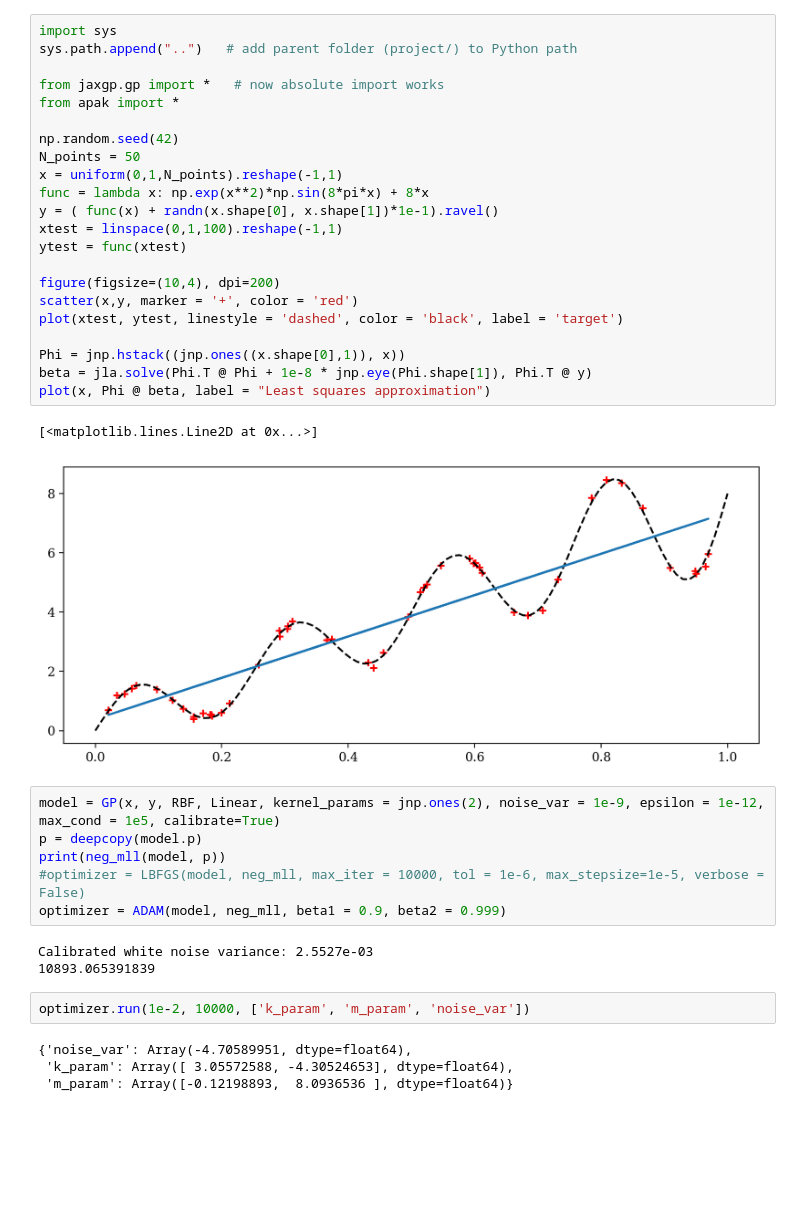
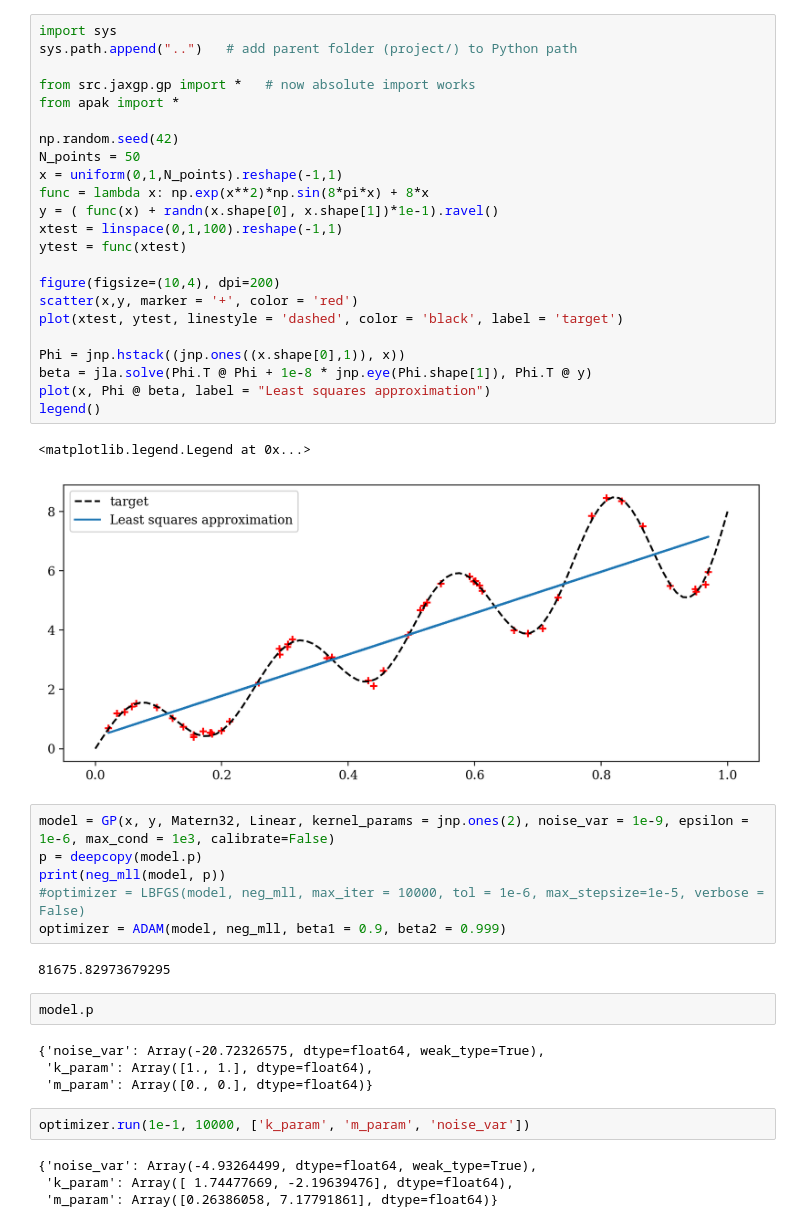
Before and after one commit to atticusdrex/jaxgp, a Jupyter notebook: examples/QuickStart.ipynb, the cells around one changed output. Drawn from its saved outputs; the diff is of its cells as text; blank space fills up the shorter version.

```diff
--- a/examples/QuickStart.ipynb
+++ b/examples/QuickStart.ipynb
@@ -1,43 +1,49 @@
 # %%
 import sys
 sys.path.append("..")   # add parent folder (project/) to Python path
 
-from jaxgp.gp import *   # now absolute import works
+from src.jaxgp.gp import *   # now absolute import works
 from apak import *
 
 np.random.seed(42)
 N_points = 50
 x = uniform(0,1,N_points).reshape(-1,1)
 func = lambda x: np.exp(x**2)*np.sin(8*pi*x) + 8*x
 y = ( func(x) + randn(x.shape[0], x.shape[1])*1e-1).ravel()
 xtest = linspace(0,1,100).reshape(-1,1)
 ytest = func(xtest)
 
 figure(figsize=(10,4), dpi=200)
 scatter(x,y, marker = '+', color = 'red')
 plot(xtest, ytest, linestyle = 'dashed', color = 'black', label = 'target')
 
 Phi = jnp.hstack((jnp.ones((x.shape[0],1)), x))
 beta = jla.solve(Phi.T @ Phi + 1e-8 * jnp.eye(Phi.shape[1]), Phi.T @ y)
 plot(x, Phi @ beta, label = "Least squares approximation")
+legend()
 # %% [output]
-[<matplotlib.lines.Line2D at 0x...>]
+<matplotlib.legend.Legend at 0x...>
-[figure, old version]
+[figure, new version]
 # %%
-model = GP(x, y, RBF, Linear, kernel_params = jnp.ones(2), noise_var = 1e-9, epsilon = 1e-12, max_cond = 1e5, calibrate=True)
+model = GP(x, y, Matern32, Linear, kernel_params = jnp.ones(2), noise_var = 1e-9, epsilon = 1e-6, max_cond = 1e3, calibrate=False)
 p = deepcopy(model.p)
 print(neg_mll(model, p))
 #optimizer = LBFGS(model, neg_mll, max_iter = 10000, tol = 1e-6, max_stepsize=1e-5, verbose = False)
 optimizer = ADAM(model, neg_mll, beta1 = 0.9, beta2 = 0.999)
 # %% [output]
-Calibrated white noise variance: 2.5527e-03
-10893.065391839
+81675.82973679295
+# %%
+model.p
+# %% [output]
+{'noise_var': Array(-20.72326575, dtype=float64, weak_type=True),
+ 'k_param': Array([1., 1.], dtype=float64),
+ 'm_param': Array([0., 0.], dtype=float64)}
 # %%
-optimizer.run(1e-2, 10000, ['k_param', 'm_param', 'noise_var'])
+optimizer.run(1e-1, 10000, ['k_param', 'm_param', 'noise_var'])
 # %% [output]
-{'noise_var': Array(-4.70589951, dtype=float64),
- 'k_param': Array([ 3.05572588, -4.30524653], dtype=float64),
- 'm_param': Array([-0.12198893,  8.0936536 ], dtype=float64)}
+{'noise_var': Array(-4.93264499, dtype=float64, weak_type=True),
+ 'k_param': Array([ 1.74477669, -2.19639476], dtype=float64),
+ 'm_param': Array([0.26386058, 7.17791861], dtype=float64)}
 # %%
 mu, cov = model.predict(xtest, full_cov = False)
 
```
Also changed, not shown: parts of 1 cell of this notebook, 1 other file.
